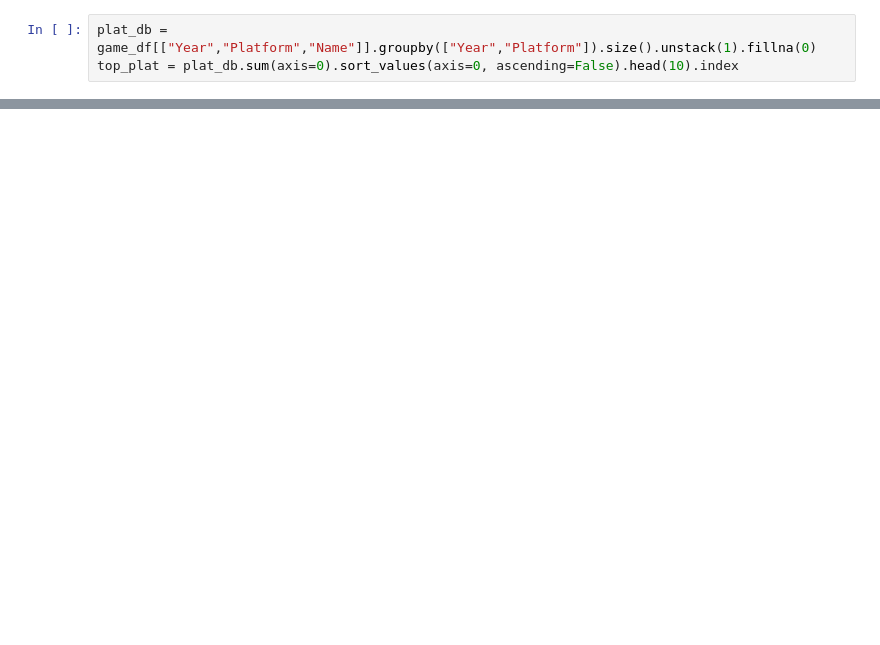
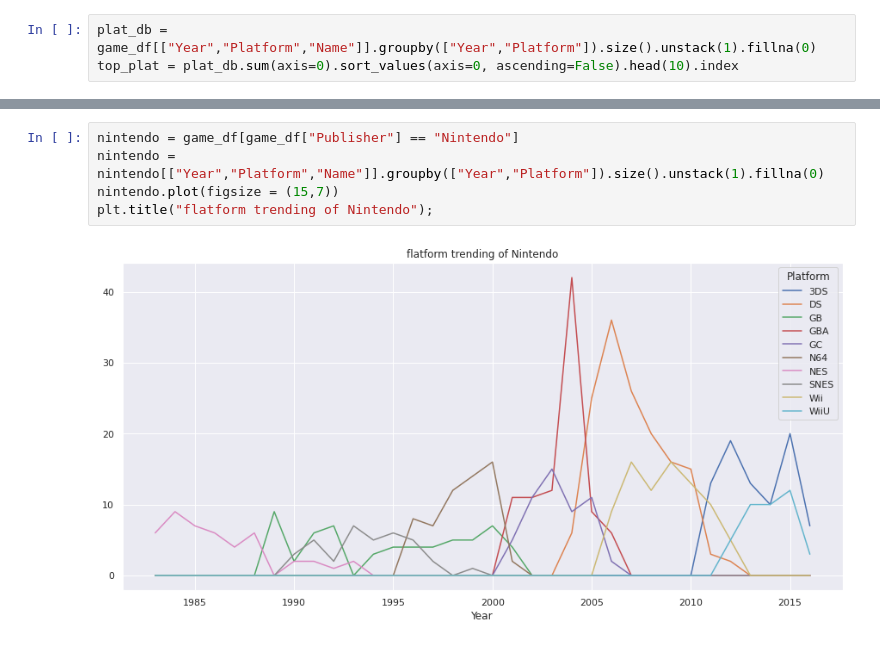
Before and after one commit to tranquangduy0410/PDDS-CLC19-FinalProject, a Jupyter notebook: PTTK1.ipynb, the cells around one changed output, grey strips where cells are left out. Drawn from its saved outputs; the diff is of its cells as text; blank space fills up the shorter version.

```diff
--- a/PTTK1.ipynb
+++ b/PTTK1.ipynb
@@ -62,0 +71,7 @@ plt.title("Top 10 popular platform");
+# %%
+nintendo = game_df[game_df["Publisher"] == "Nintendo"]
+nintendo = nintendo[["Year","Platform","Name"]].groupby(["Year","Platform"]).size().unstack(1).fillna(0)
+nintendo.plot(figsize = (15,7))
+plt.title("flatform trending of Nintendo");
+# %% [output]
+[figure, added]
```
Also changed, not shown: parts of 7 cells of this notebook.
